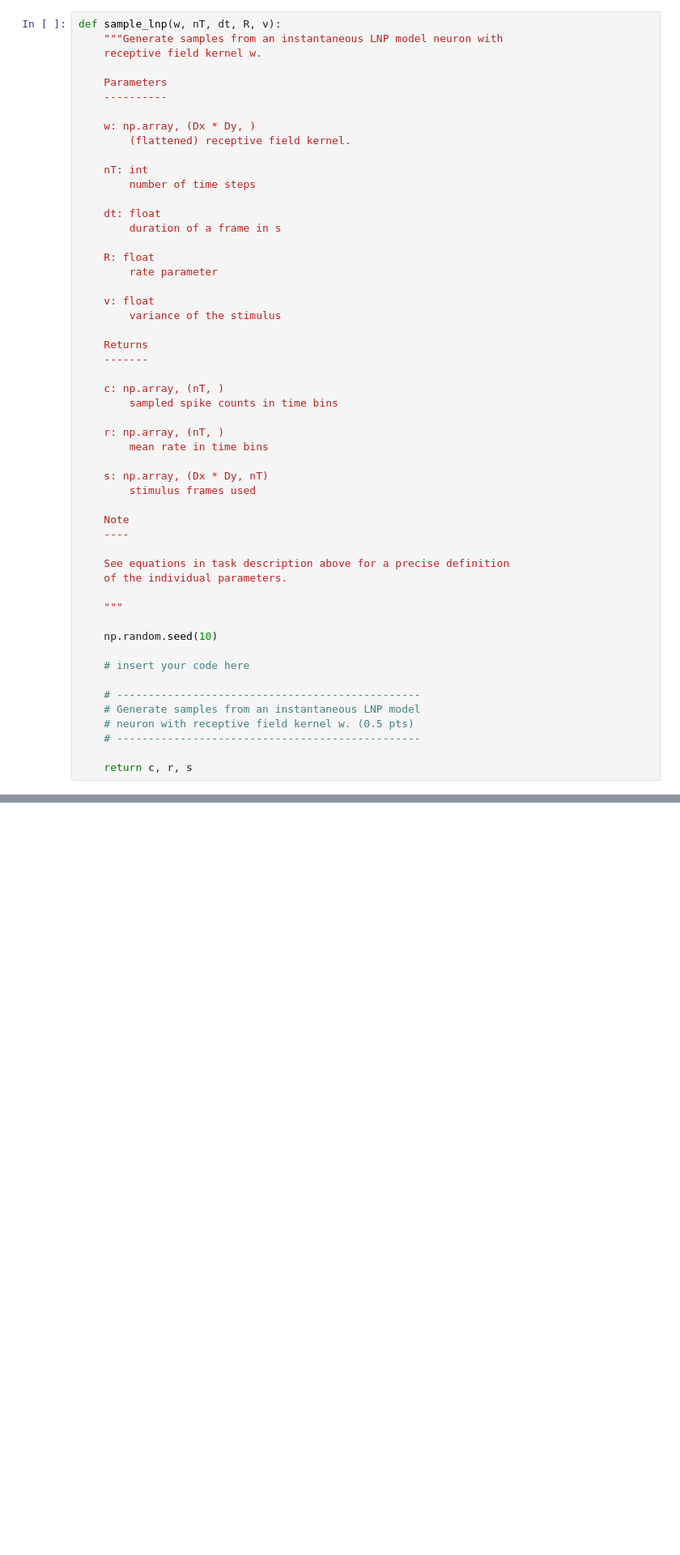
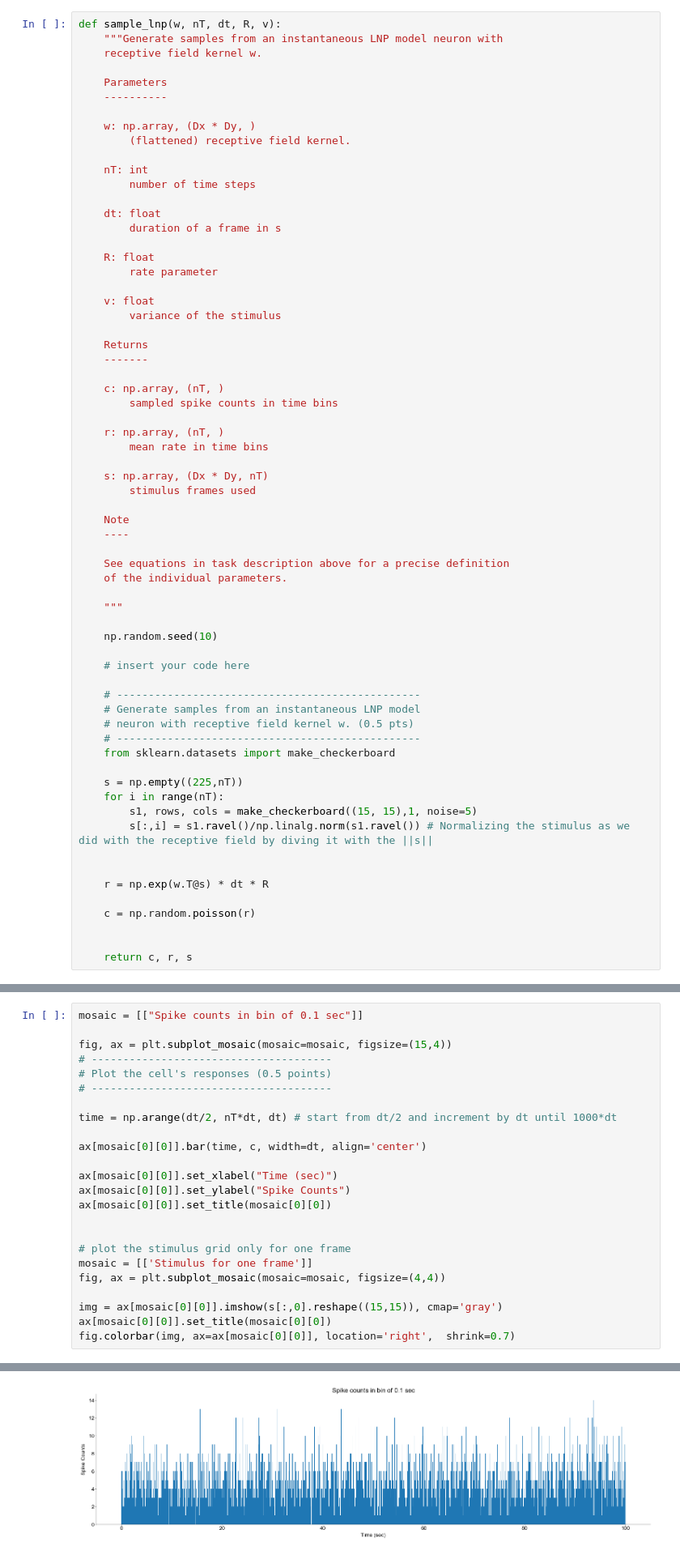
Before and after one commit to atimcenko/tu-neural-data-science, a Jupyter notebook: notebooks/CodingLab5_Nitin.ipynb, the cells around one changed output, grey strips where cells are left out. Shown at 81% size. Drawn from its saved outputs; the diff is of its cells as text; blank space fills up the shorter version.

Commit message:
Task 1 complete but last part is wrong although check_grad is reight

```diff
--- a/notebooks/CodingLab5_Nitin.ipynb
+++ b/notebooks/CodingLab5_Nitin.ipynb
@@ -162,6 +162,18 @@ def sample_lnp(w, nT, dt, R, v):
     # Generate samples from an instantaneous LNP model
     # neuron with receptive field kernel w. (0.5 pts)
     # ------------------------------------------------
+    from sklearn.datasets import make_checkerboard
+
+    s = np.empty((225,nT))
+    for i in range(nT):
+        s1, rows, cols = make_checkerboard((15, 15),1, noise=5)
+        s[:,i] = s1.ravel()/np.linalg.norm(s1.ravel()) # Normalizing the stimulus as we did with the receptive field by diving it with the ||s||
+
+
+    r = np.exp(w.T@s) * dt * R
+
+    c = np.random.poisson(r)
+
 
     return c, r, s
 # %%
@@ -188,0 +192,25 @@ fig, ax = plt.subplot_mosaic(mosaic=mosaic, figsize=(15,4))
+# %%
+mosaic = [["Spike counts in bin of 0.1 sec"]]
+
+fig, ax = plt.subplot_mosaic(mosaic=mosaic, figsize=(15,4))
+# --------------------------------------
+# Plot the cell's responses (0.5 points)
+# --------------------------------------
+
+time = np.arange(dt/2, nT*dt, dt) # start from dt/2 and increment by dt until 1000*dt
+
+ax[mosaic[0][0]].bar(time, c, width=dt, align='center')
+
+ax[mosaic[0][0]].set_xlabel("Time (sec)")
+ax[mosaic[0][0]].set_ylabel("Spike Counts")
+ax[mosaic[0][0]].set_title(mosaic[0][0])
+
+
+# plot the stimulus grid only for one frame
+mosaic = [['Stimulus for one frame']]
+fig, ax = plt.subplot_mosaic(mosaic=mosaic, figsize=(4,4))
+
+img = ax[mosaic[0][0]].imshow(s[:,0].reshape((15,15)), cmap='gray')
+ax[mosaic[0][0]].set_title(mosaic[0][0])
+fig.colorbar(img, ax=ax[mosaic[0][0]], location='right',  shrink=0.7)
+# %% [output]
@@ -188,0 +218 @@ fig, ax = plt.subplot_mosaic(mosaic=mosaic, figsize=(15,4))
+[figure, added]
```
Also changed, not shown: parts of 7 cells of this notebook.
